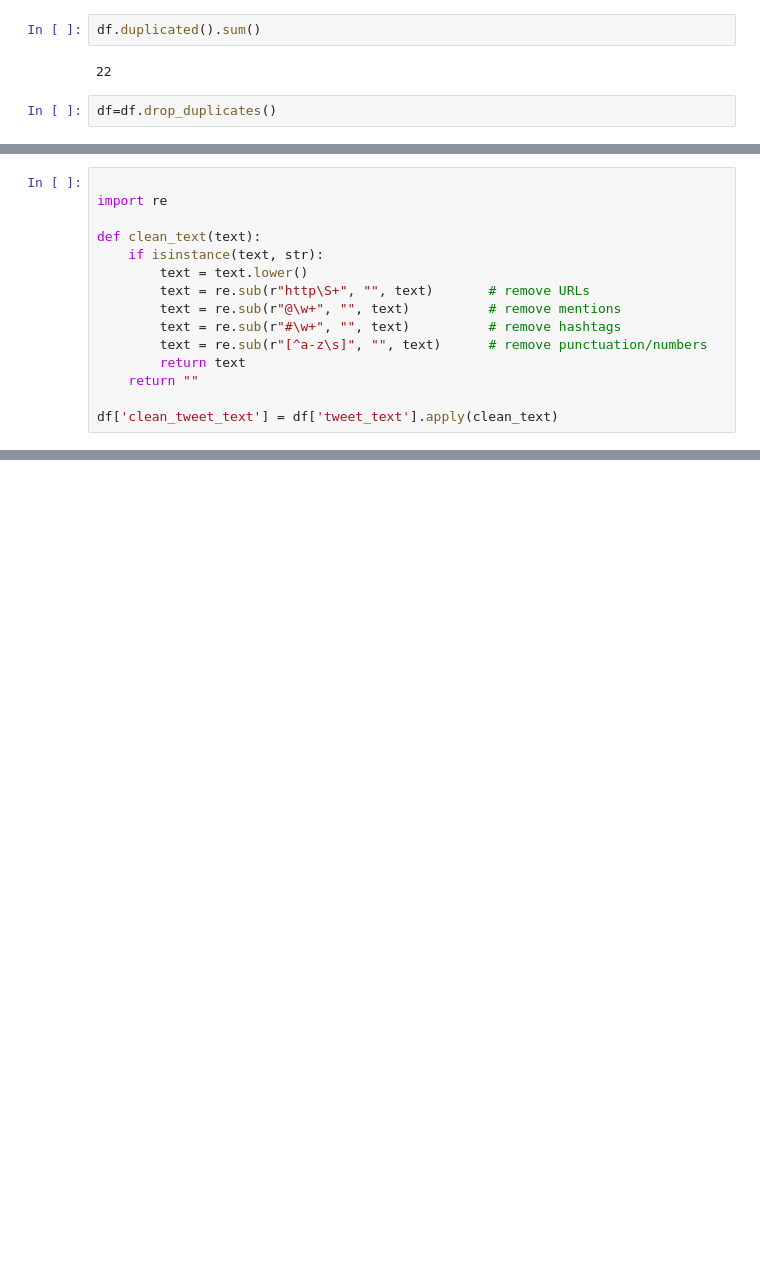
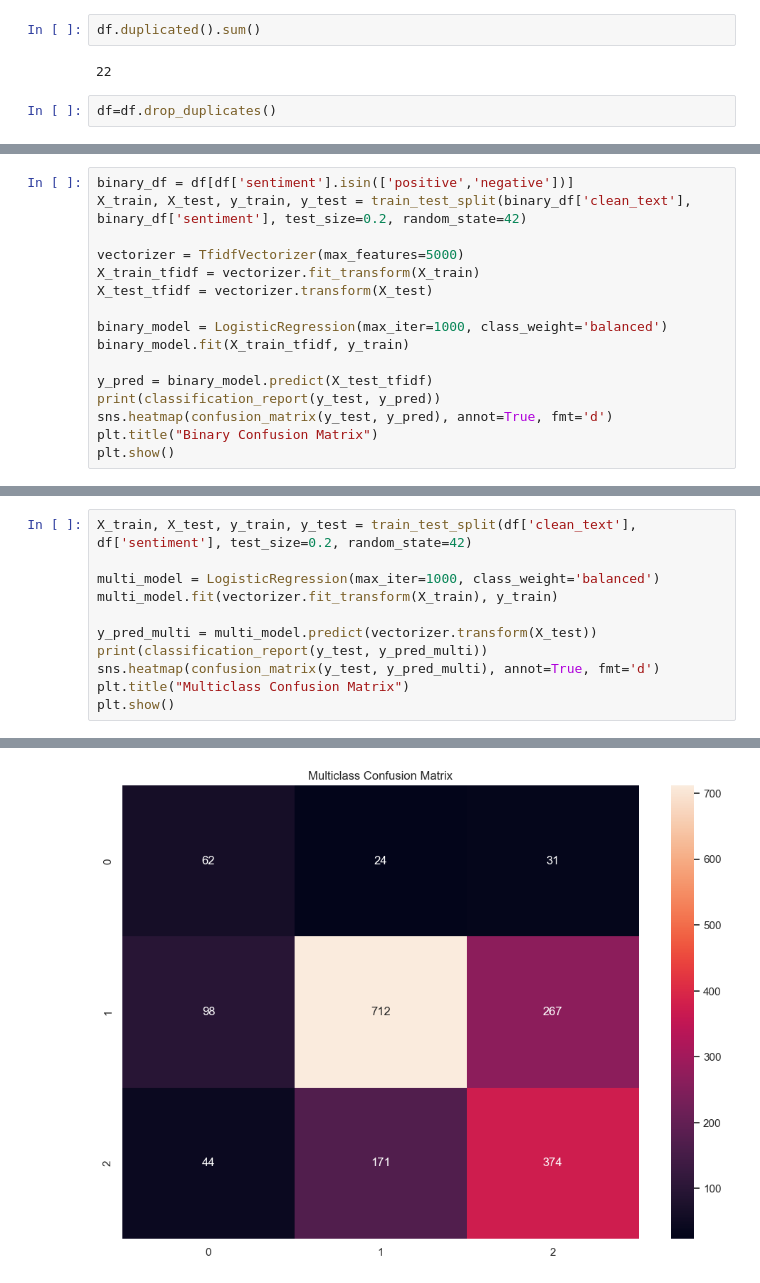
Before and after one commit to axlekamau-sys/Phase-4-twitter-sentiment-analysis-project, a Jupyter notebook: notebooks/kuria.ipynb, the cells around one changed output, grey strips where cells are left out. Cells and saved outputs as stored; diff of their text form; blank space fills up the shorter version.

```diff
--- a/notebooks/kuria.ipynb
+++ b/notebooks/kuria.ipynb
@@ -114,15 +151,0 @@ df.head()
-# %%
-
-import re
-
-def clean_text(text):
-    if isinstance(text, str):
-        text = text.lower()
-        text = re.sub(r"http\S+", "", text)       # remove URLs
-        text = re.sub(r"@\w+", "", text)          # remove mentions
-        text = re.sub(r"#\w+", "", text)          # remove hashtags
-        text = re.sub(r"[^a-z\s]", "", text)      # remove punctuation/numbers
-        return text
-    return ""
-
-df['clean_tweet_text'] = df['tweet_text'].apply(clean_text)
@@ -138,0 +184,16 @@ df.head()
+# %%
+binary_df = df[df['sentiment'].isin(['positive','negative'])]
+X_train, X_test, y_train, y_test = train_test_split(binary_df['clean_text'], binary_df['sentiment'], test_size=0.2, random_state=42)
+
+vectorizer = TfidfVectorizer(max_features=5000)
+X_train_tfidf = vectorizer.fit_transform(X_train)
+X_test_tfidf = vectorizer.transform(X_test)
+
+binary_model = LogisticRegression(max_iter=1000, class_weight='balanced')
+binary_model.fit(X_train_tfidf, y_train)
+
+y_pred = binary_model.predict(X_test_tfidf)
+print(classification_report(y_test, y_pred))
+sns.heatmap(confusion_matrix(y_test, y_pred), annot=True, fmt='d')
+plt.title("Binary Confusion Matrix")
+plt.show()
@@ -138,0 +210,12 @@ df.head()
+# %%
+X_train, X_test, y_train, y_test = train_test_split(df['clean_text'], df['sentiment'], test_size=0.2, random_state=42)
+
+multi_model = LogisticRegression(max_iter=1000, class_weight='balanced')
+multi_model.fit(vectorizer.fit_transform(X_train), y_train)
+
+y_pred_multi = multi_model.predict(vectorizer.transform(X_test))
+print(classification_report(y_test, y_pred_multi))
+sns.heatmap(confusion_matrix(y_test, y_pred_multi), annot=True, fmt='d')
+plt.title("Multiclass Confusion Matrix")
+plt.show()
+# %% [output]
@@ -138,0 +231 @@ df.head()
+[figure, added]
```
Also changed, not shown: parts of 19 cells of this notebook.
